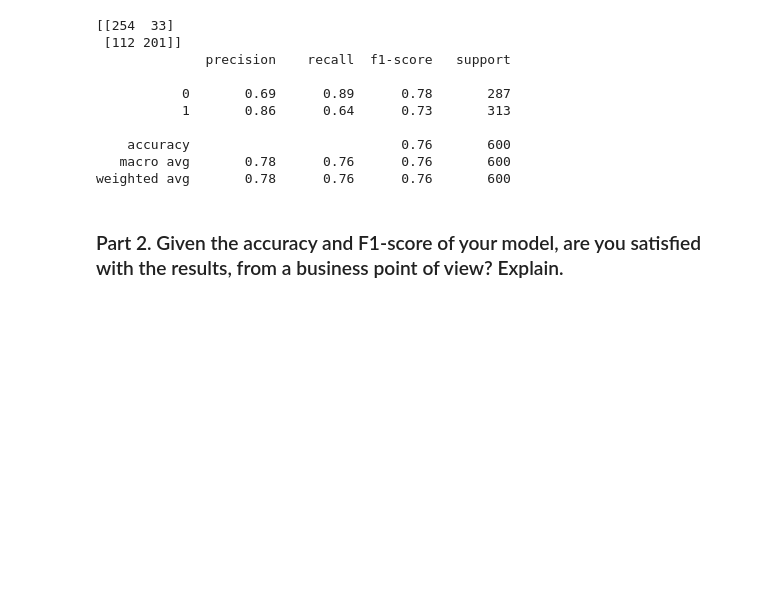
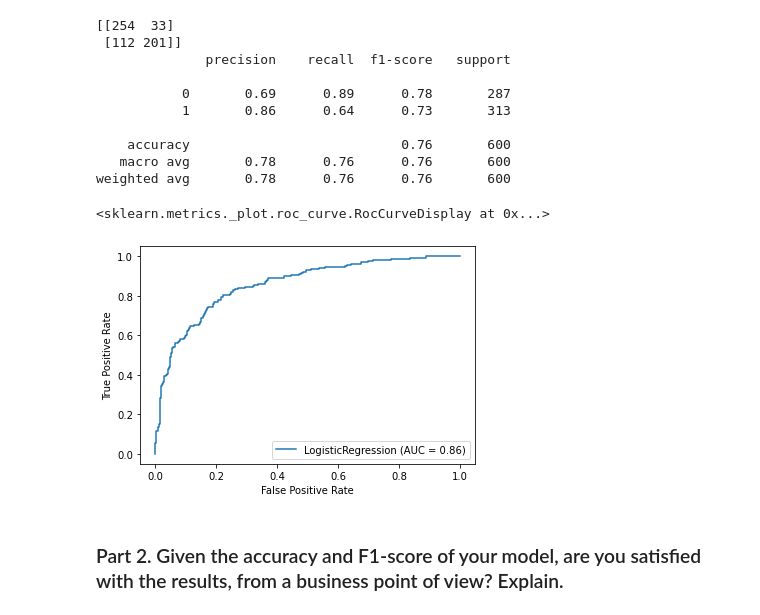
Before and after one commit to gopala-goyal/bigdata-nlp-ind, a Jupyter notebook: 22S_865.ipynb, the cells around one changed output. Drawn from its saved outputs; the diff is of its cells as text; code cells hidden in the pictures; blank space fills up the shorter version.

```diff
--- a/22S_865.ipynb
+++ b/22S_865.ipynb
@@ -354,6 +337,11 @@ print(classification_report(y_test,tuned_predictions))
     accuracy                           0.76       600
    macro avg       0.78      0.76      0.76       600
 weighted avg       0.78      0.76      0.76       600
+# %%
+plot_roc_curve(lr_tuned, X_test, y_test)
+# %% [output]
+<sklearn.metrics._plot.roc_curve.RocCurveDisplay at 0x...>
+[figure, added]
 # %% [markdown]
 ### Part 2. Given the accuracy and F1-score of your model, are you satisfied with the results, from a business point of view? Explain.
 # %% [markdown]
```
Also changed, not shown: parts of 16 cells of this notebook.
